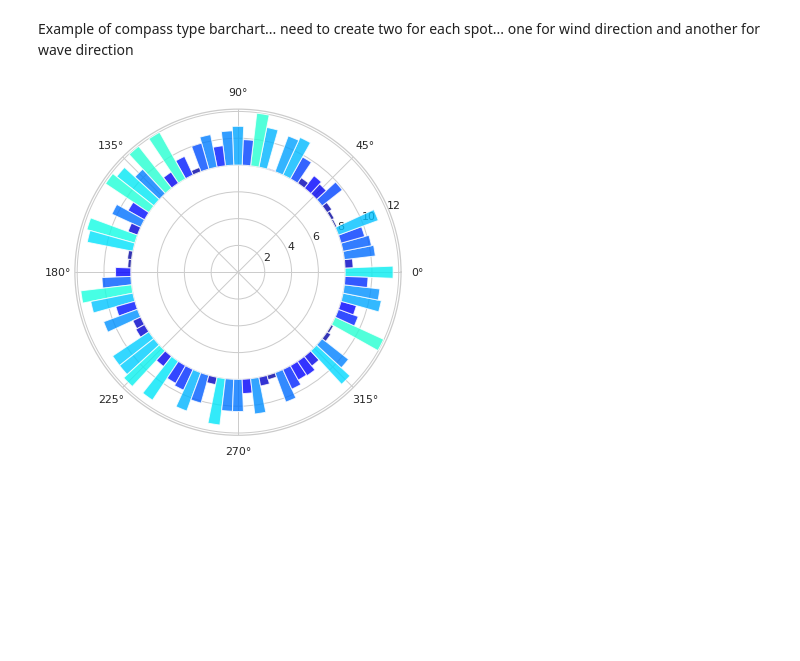
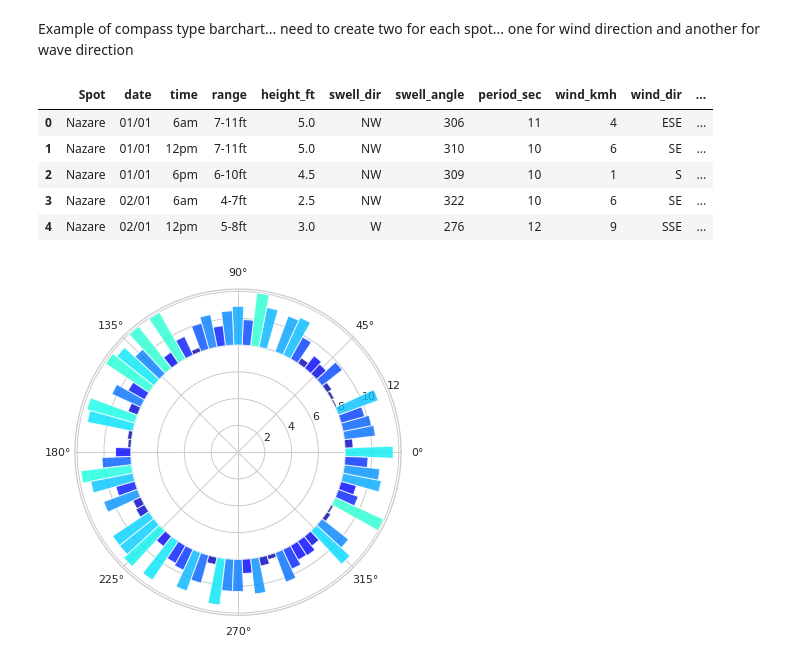
Before and after one commit to lukesmith194/SurfScanner, a Jupyter notebook: Visuals.ipynb, the cells around one changed output. Cells and saved outputs as stored; diff of their text form; code cells hidden in the pictures; blank space fills up the shorter version.

```diff
--- a/Visuals.ipynb
+++ b/Visuals.ipynb
@@ -79,6 +84,15 @@ fig.show()
 [interactive output not drawn]
 # %% [markdown]
 Example of compass type barchart... need to create two for each spot... one for wind direction and another for wave direction
+# %%
+data.head()
+# %% [output]
+|  | Spot | date | time | range | height_ft | swell_dir | swell_angle | period_sec | wind_kmh | wind_dir | ... |
+| 0 | Nazare | 01/01 | 6am | 7-11ft | 5.0 | NW | 306 | 11 | 4 | ESE | ... |
+| 1 | Nazare | 01/01 | 12pm | 7-11ft | 5.0 | NW | 310 | 10 | 6 | SE | ... |
+| 2 | Nazare | 01/01 | 6pm | 6-10ft | 4.5 | NW | 309 | 10 | 1 | S | ... |
+| 3 | Nazare | 02/01 | 6am | 4-7ft | 2.5 | NW | 322 | 10 | 6 | SE | ... |
+| 4 | Nazare | 02/01 | 12pm | 5-8ft | 3.0 | W | 276 | 12 | 9 | SSE | ... |
 # %%
 N = 80
 bottom = 8
```
Also changed, not shown: parts of 9 cells of this notebook, 1 other file.
